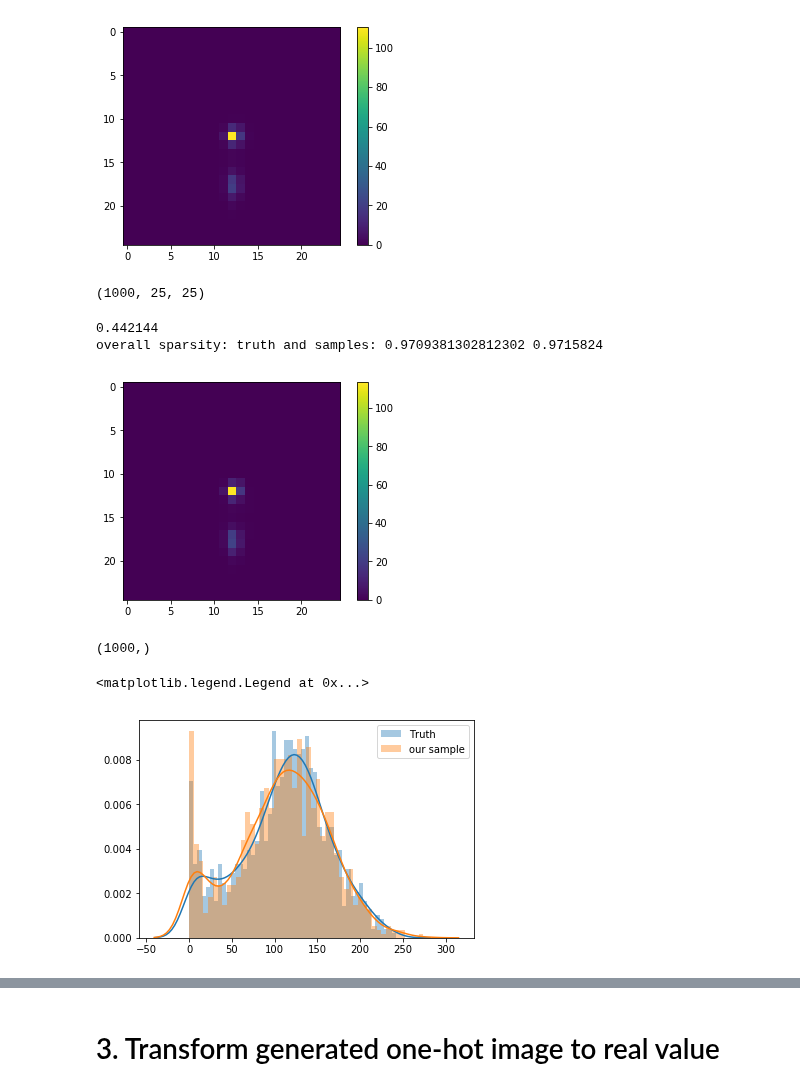
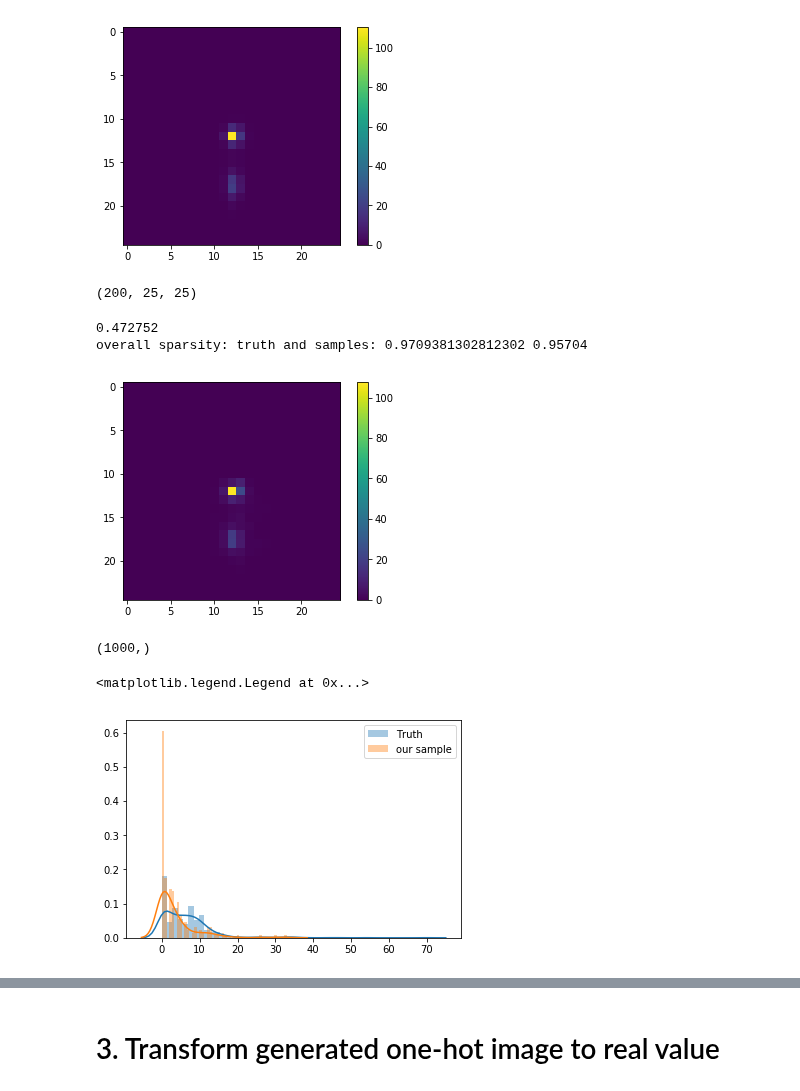
Before and after one commit to adamlu123/SparseImageFlows, a Jupyter notebook: Notebooks/quantize_image.ipynb, the cells around one changed output, grey strips where cells are left out. Saved outputs shown, nothing was run; the diff lists cells and outputs as text; code cells hidden in the pictures.

```diff
--- a/Notebooks/quantize_image.ipynb
+++ b/Notebooks/quantize_image.ipynb
@@ -27,3 +27,7 @@ image = load_data_LAGAN(subset='background')  # signal
 bins = np.linspace(0,284,285)
 inds = np.digitize(image, bins)
 quantized_image = np.digitize(image, bins, right=False) - 1
+# %%
+with h5py.File(img_dir+'/lagan_data.h5', 'r') as f:
+    samples_lagan = np.asarray(f['lagan_generated_signal_images'])
+print('samples lagan shape', samples_lagan.shape)
@@ -74,12 +86,12 @@ image.mean()
 [figure]
 # %%
 sampledir = '/extra/yadongl10/BIG_sandbox/SparseImageFlows_result/lagan_pixelcnn/Mixture'
-with open(sampledir+'/Mix_discretized_sample_5.pkl', 'rb') as f:
+with open(sampledir+'/Mix_discretized_sample_50.pkl', 'rb') as f:
     x = pkl.load(f)
 sample_sg = np.asarray(x).reshape(-1, 25, 25)
 print(sample_sg.shape)
 # %% [output]
-(1000, 25, 25)
+(200, 25, 25)
 # %%
 plt.imshow(sample_sg.mean(axis=0))
 plt.colorbar()
@@ -88,9 +100,9 @@ print('overall sparsity: truth and samples:',
       np.where(image.ravel()==0)[0].shape[0] / image.ravel().shape[0],
       np.where(sample_sg.ravel()==0)[0].shape[0] / sample_sg.ravel().shape[0])
 # %% [output]
-0.442144
-overall sparsity: truth and samples: 0.9709381302812302 0.9715824
+0.472752
+overall sparsity: truth and samples: 0.9709381302812302 0.95704
-[figure, old version]
+[figure, new version]
 # %%
 pixel_bg.shape
 # %% [output]
@@ -98,17 +110,17 @@ pixel_bg.shape
 # %%
 import seaborn as sns
 x=12
-y=12
+y=11
 
 pixel_bg = sample_sg[:,x,y]
 pixel = image[:1000,x,y]
 x = np.linspace(0.0,200,1000)
 sns.distplot(pixel, label='Truth', bins=50)
 sns.distplot(pixel_bg, label='our sample', bins=50)
 plt.legend()
 # %% [output]
 <matplotlib.legend.Legend at 0x...>
-[figure, old version]
+[figure, new version]
 # %%
 fig, ax = plt.subplots(figsize=(7, 6))
 
```
Also changed, not shown: parts of 8 cells of this notebook, 3 other files.
